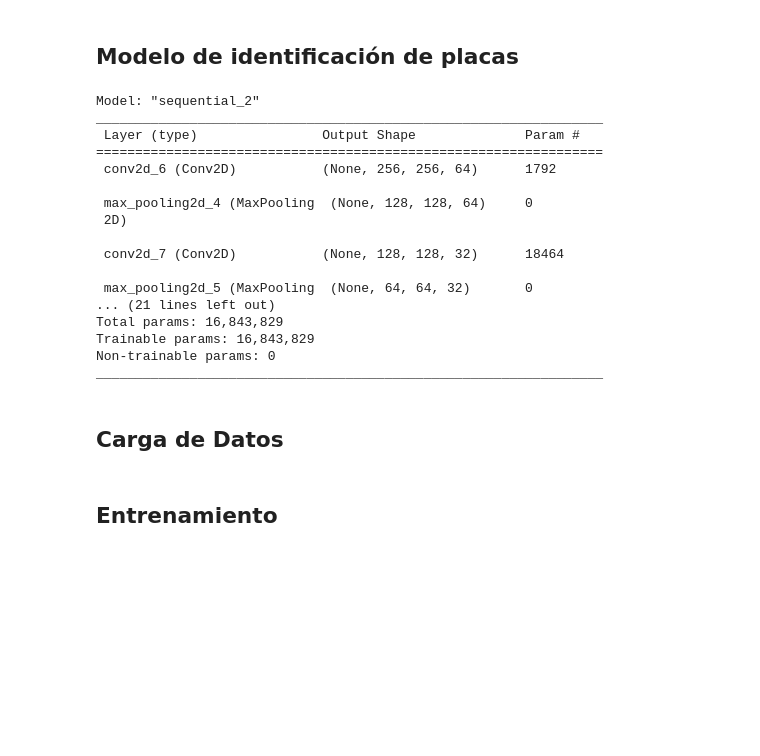
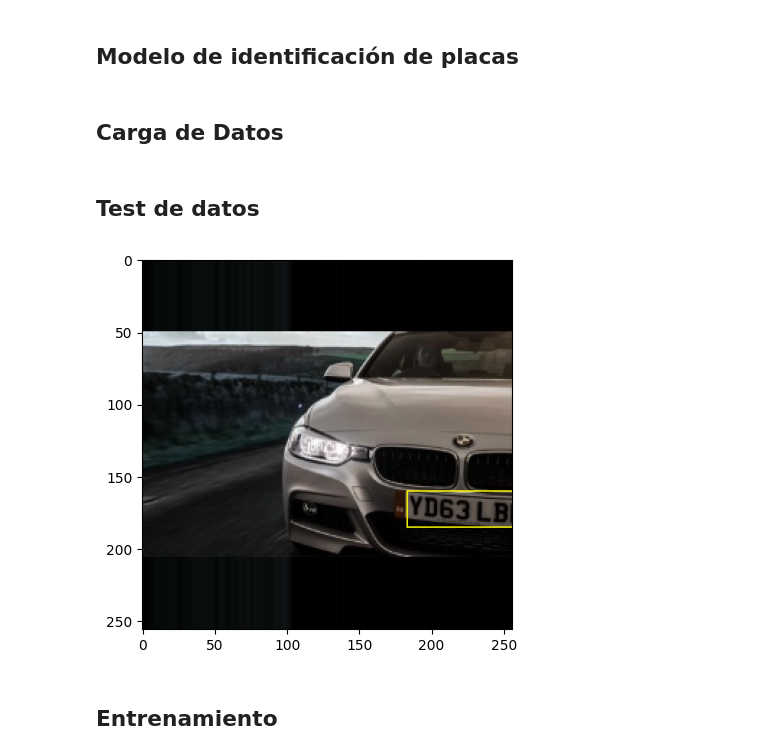
Before and after one commit to caverar/TIA_2022, a Jupyter notebook: main.ipynb, the cells around one changed output. Cells and saved outputs as stored; diff of their text form; code cells hidden in the pictures; blank space fills up the shorter version.

```diff
--- a/main.ipynb
+++ b/main.ipynb
@@ -33,7 +40,7 @@ model = models.Sequential([
     layers.Dropout(0.2),
     layers.Dense(64,activation='relu'),
     layers.Dropout(0.2),
-    layers.Dense(5,activation='sigmoid'),   # 5 neuronas de salida, desempeño + fronteras
+    layers.Dense(4,activation='sigmoid'),   # 5 neuronas de salida, desempeño + fronteras
 ])
 #model.summary()
 
@@ -50,24 +57,6 @@ model.compile(optimizer="Adam",
 # 5. Validación
 # 6. gráficas entrenamiento validación
 # 7. Función de aplicación
-# %% [output]
-Model: "sequential_2"
-_________________________________________________________________
- Layer (type)                Output Shape              Param #
-=================================================================
- conv2d_6 (Conv2D)           (None, 256, 256, 64)      1792
-
- max_pooling2d_4 (MaxPooling  (None, 128, 128, 64)     0
- 2D)
-
- conv2d_7 (Conv2D)           (None, 128, 128, 32)      18464
-
- max_pooling2d_5 (MaxPooling  (None, 64, 64, 32)       0
-... (21 lines left out)
-Total params: 16,843,829
-Trainable params: 16,843,829
-Non-trainable params: 0
-_________________________________________________________________
 # %% [markdown]
 ## Carga de Datos
 # %%
@@ -76,13 +65,12 @@ _________________________________________________________________
 plates_data = pd.read_csv("./normalized_data/unique_plates.csv")
 
 # Take a sample of the data
-number_of_samples = 3000;
+number_of_samples = 800;
 plates_data_sample = plates_data.sample(number_of_samples)
 
 # Create arrays with inputs and outputs
 plates_data_in = np.ndarray(shape=(number_of_samples, IMAGE_SHAPE[0], IMAGE_SHAPE[1], 3), dtype=np.uint8)
-plates_data_out = np.array([plates_data_sample['tag'],
-                            plates_data_sample['xmin'],
+plates_data_out = np.array([plates_data_sample['xmin'],
                             plates_data_sample['ymin'],
                             plates_data_sample['xmax'],
                             plates_data_sample['ymax']]).T
@@ -96,16 +84,33 @@ for i, path in enumerate(plates_data_sample['img_path']):
 
 # Normalize inputs
 for i in range(len(plates_data_out)):
-    plates_data_out[i][0] = plates_data_out[i][0] / 100             # tag
-    plates_data_out[i][1] = plates_data_out[i][1] / IMAGE_SHAPE[0]  # xmin
-    plates_data_out[i][2] = plates_data_out[i][2] / IMAGE_SHAPE[1]  # ymin
-    plates_data_out[i][3] = plates_data_out[i][3] / IMAGE_SHAPE[0]  # xmax
-    plates_data_out[i][4] = plates_data_out[i][4] / IMAGE_SHAPE[1]  # ymax
+    # plates_data_out[i][0] = plates_data_out[i][0] / 100           # tag
+    plates_data_out[i][0] = plates_data_out[i][0] / IMAGE_SHAPE[0]  # xmin
+    plates_data_out[i][1] = plates_data_out[i][1] / IMAGE_SHAPE[1]  # ymin
+    plates_data_out[i][2] = plates_data_out[i][2] / IMAGE_SHAPE[0]  # xmax
+    plates_data_out[i][3] = plates_data_out[i][3] / IMAGE_SHAPE[1]  # ymax
 
 
 # print first column of plates_data_sample
 #plt.imshow(plates_data_in[i])
 #plt.show()
+# %% [markdown]
+## Test de datos
+# %%
+
+
+i = 200
+# Scale predicted data
+predicted_data = [[0.0,0.0,0.0,0.0,0.0]]
+predicted_data[0][1] = plates_data_out[i][0] * IMAGE_SHAPE[0]  # xmin
+predicted_data[0][2] = plates_data_out[i][1] * IMAGE_SHAPE[1]  # ymin
+predicted_data[0][3] = plates_data_out[i][2] * IMAGE_SHAPE[0]  # xmax
+predicted_data[0][4] = plates_data_out[i][3] * IMAGE_SHAPE[1]  # ymax
+
+
+draw_image_with_boxes(plates_data_in[i], predicted_data, border = 1)
+# %% [output]
+[figure, added]
 # %% [markdown]
 ## Entrenamiento
 # %%
```
Also changed, not shown: parts of 5 cells of this notebook, 1 other file.
